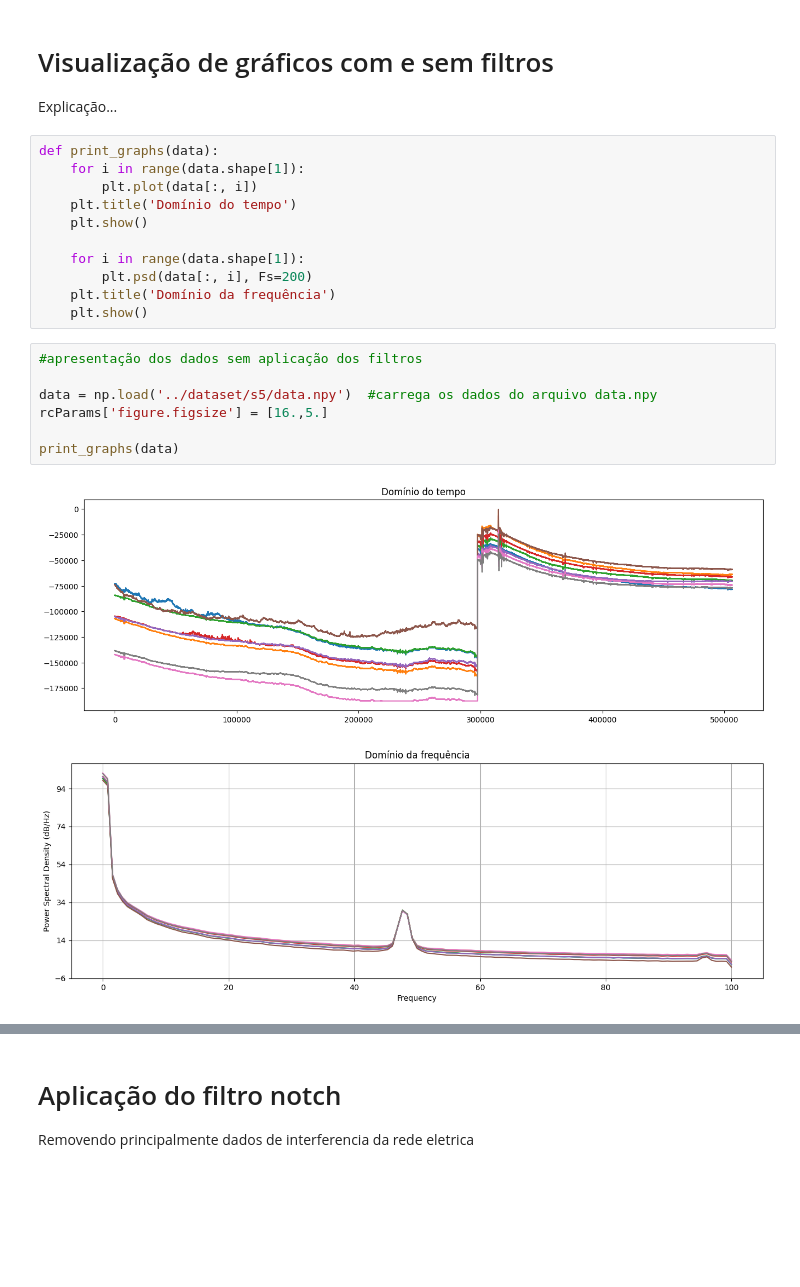
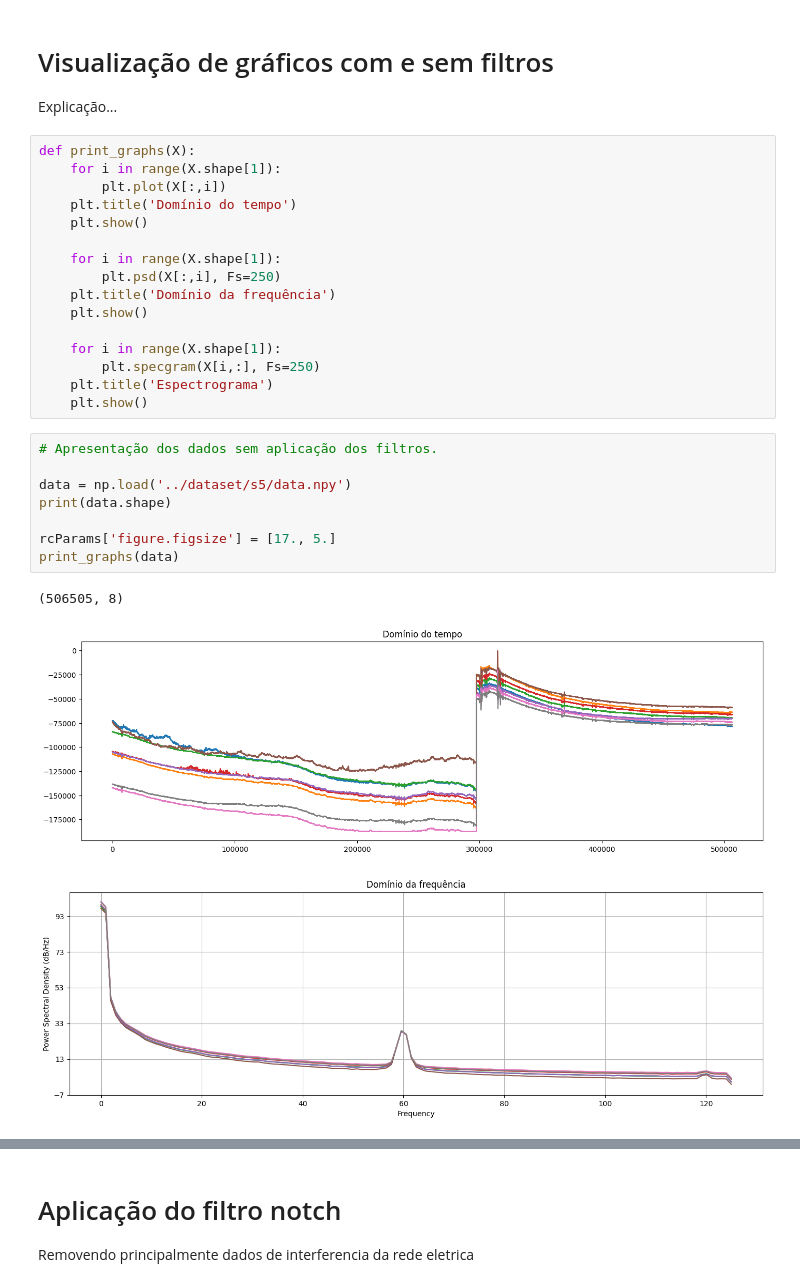
Before and after one commit to Thaynoanhit/Reconhecimento_De_Padroes, a Jupyter notebook: src/preprocessing.ipynb, the cells around one changed output, grey strips where cells are left out. Drawn from its saved outputs; the diff is of its cells as text; blank space fills up the shorter version.

```diff
--- a/src/preprocessing.ipynb
+++ b/src/preprocessing.ipynb
@@ -46,23 +47,30 @@ def butter_notch(data, cutoff, var=1, fs=200, order=4):
 
 Explicação...
 # %%
-def print_graphs(data):
-    for i in range(data.shape[1]):
-        plt.plot(data[:, i])
+def print_graphs(X):
+    for i in range(X.shape[1]):
+        plt.plot(X[:,i])
     plt.title('Domínio do tempo')
     plt.show()
 
-    for i in range(data.shape[1]):
-        plt.psd(data[:, i], Fs=200)
+    for i in range(X.shape[1]):
+        plt.psd(X[:,i], Fs=250)
     plt.title('Domínio da frequência')
     plt.show()
+
+    for i in range(X.shape[1]):
+        plt.specgram(X[i,:], Fs=250)
+    plt.title('Espectrograma')
+    plt.show()
 # %%
-#apresentação dos dados sem aplicação dos filtros
+# Apresentação dos dados sem aplicação dos filtros.
 
-data = np.load('../dataset/s5/data.npy')  #carrega os dados do arquivo data.npy
-rcParams['figure.figsize'] = [16.,5.]
+data = np.load('../dataset/s5/data.npy')
+print(data.shape)
 
+rcParams['figure.figsize'] = [17., 5.]
 print_graphs(data)
 # %% [output]
+(506505, 8)
-[figure, old version]
+[figure, new version]
-[figure, old version]
+[figure, new version]
```
Also changed, not shown: parts of 4 cells of this notebook, 2 other files.
